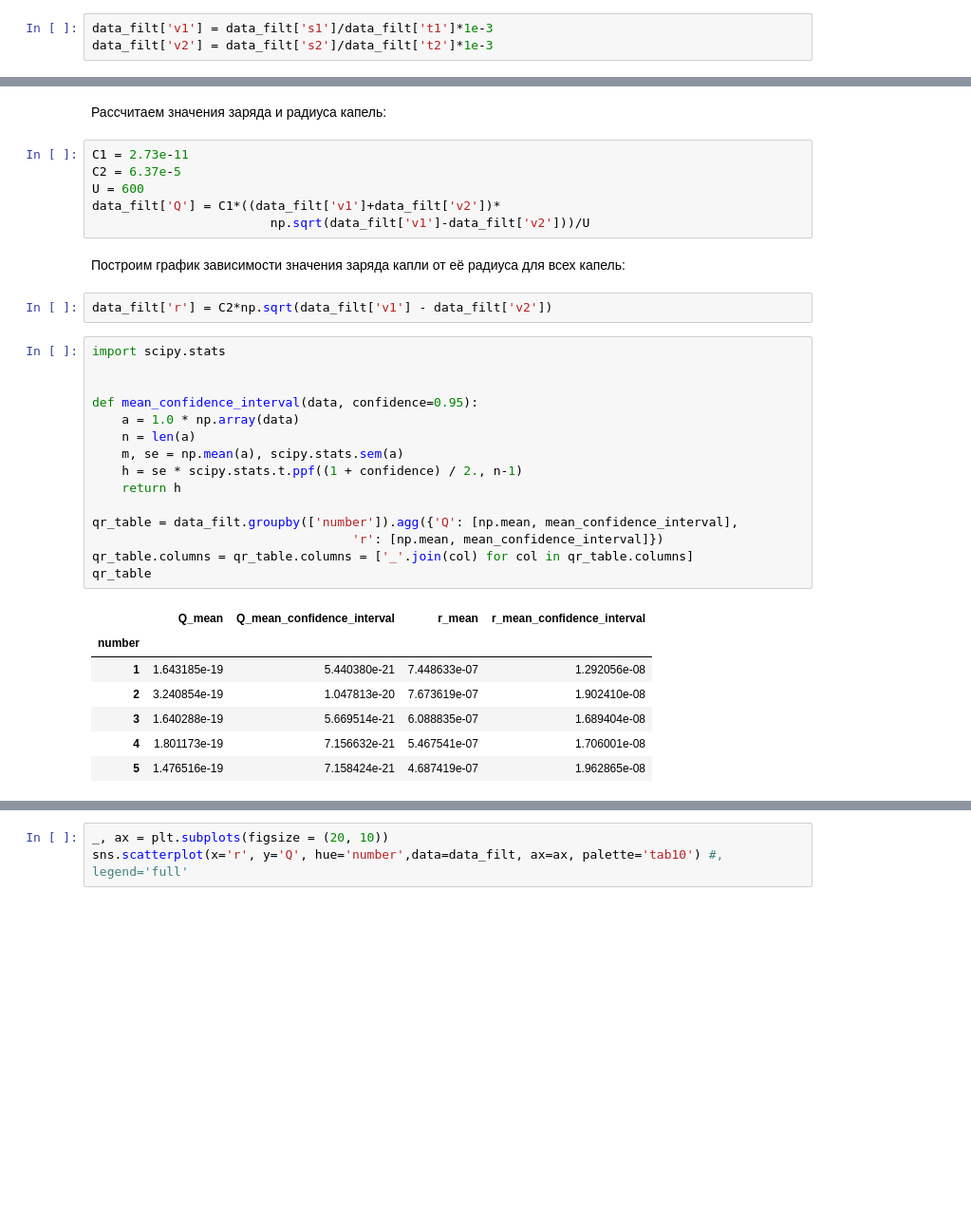
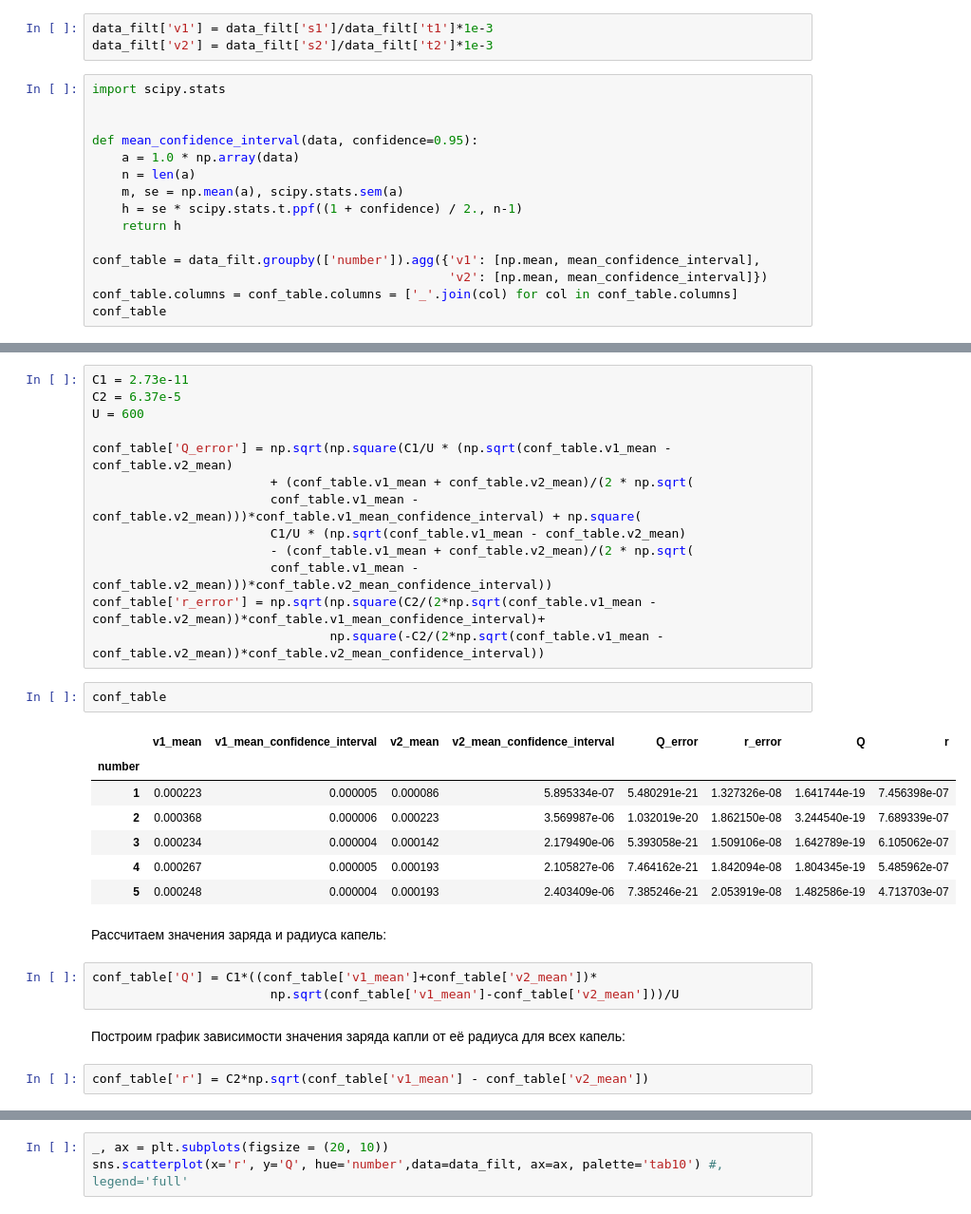
Before and after one commit to BloomBabe/Millikan-s-experience, a Jupyter notebook: notebooks/analyze_v2.ipynb, the cells around one changed output, grey strips where cells are left out. Shown at 95% size. Drawn from its saved outputs; the diff is of its cells as text; blank space fills up the shorter version.

Commit message:
new Q and r errors

```diff
--- a/notebooks/analyze_v2.ipynb
+++ b/notebooks/analyze_v2.ipynb
@@ -218,3 +218,18 @@ for num in numbers:
 # %%
 data_filt['v1'] = data_filt['s1']/data_filt['t1']*1e-3
 data_filt['v2'] = data_filt['s2']/data_filt['t2']*1e-3
+# %%
+import scipy.stats
+
+
+def mean_confidence_interval(data, confidence=0.95):
+    a = 1.0 * np.array(data)
+    n = len(a)
+    m, se = np.mean(a), scipy.stats.sem(a)
+    h = se * scipy.stats.t.ppf((1 + confidence) / 2., n-1)
+    return h
+
+conf_table = data_filt.groupby(['number']).agg({'v1': [np.mean, mean_confidence_interval],
+                                                'v2': [np.mean, mean_confidence_interval]})
+conf_table.columns = conf_table.columns = ['_'.join(col) for col in conf_table.columns]
+conf_table
@@ -221,35 +244,32 @@ data_filt['v2'] = data_filt['s2']/data_filt['t2']*1e-3
+# %%
+C1 = 2.73e-11
+C2 = 6.37e-5
+U = 600
+
+conf_table['Q_error'] = np.sqrt(np.square(C1/U * (np.sqrt(conf_table.v1_mean - conf_table.v2_mean)
+                        + (conf_table.v1_mean + conf_table.v2_mean)/(2 * np.sqrt(
+                        conf_table.v1_mean - conf_table.v2_mean)))*conf_table.v1_mean_confidence_interval) + np.square(
+                        C1/U * (np.sqrt(conf_table.v1_mean - conf_table.v2_mean)
+                        - (conf_table.v1_mean + conf_table.v2_mean)/(2 * np.sqrt(
+                        conf_table.v1_mean - conf_table.v2_mean)))*conf_table.v2_mean_confidence_interval))
+conf_table['r_error'] = np.sqrt(np.square(C2/(2*np.sqrt(conf_table.v1_mean - conf_table.v2_mean))*conf_table.v1_mean_confidence_interval)+
+                                np.square(-C2/(2*np.sqrt(conf_table.v1_mean - conf_table.v2_mean))*conf_table.v2_mean_confidence_interval))
+# %%
+conf_table
+# %% [output]
+|  | v1_mean | v1_mean_confidence_interval | v2_mean | v2_mean_confidence_interval | Q_error | r_error | Q | r |
+| number |  |  |  |  |  |  |  |  |
+| 1 | 0.000223 | 0.000005 | 0.000086 | 5.895334e-07 | 5.480291e-21 | 1.327326e-08 | 1.641744e-19 | 7.456398e-07 |
+| 2 | 0.000368 | 0.000006 | 0.000223 | 3.569987e-06 | 1.032019e-20 | 1.862150e-08 | 3.244540e-19 | 7.689339e-07 |
+| 3 | 0.000234 | 0.000004 | 0.000142 | 2.179490e-06 | 5.393058e-21 | 1.509106e-08 | 1.642789e-19 | 6.105062e-07 |
+| 4 | 0.000267 | 0.000005 | 0.000193 | 2.105827e-06 | 7.464162e-21 | 1.842094e-08 | 1.804345e-19 | 5.485962e-07 |
+| 5 | 0.000248 | 0.000004 | 0.000193 | 2.403409e-06 | 7.385246e-21 | 2.053919e-08 | 1.482586e-19 | 4.713703e-07 |
 # %% [markdown]
 Рассчитаем значения заряда и радиуса капель:
-# %%
-C1 = 2.73e-11
-C2 = 6.37e-5
-U = 600
-data_filt['Q'] = C1*((data_filt['v1']+data_filt['v2'])*
-                        np.sqrt(data_filt['v1']-data_filt['v2']))/U
+# %%
+conf_table['Q'] = C1*((conf_table['v1_mean']+conf_table['v2_mean'])*
+                        np.sqrt(conf_table['v1_mean']-conf_table['v2_mean']))/U
 # %% [markdown]
 Построим график зависимости значения заряда капли от её радиуса для всех капель:
-# %%
-data_filt['r'] = C2*np.sqrt(data_filt['v1'] - data_filt['v2'])
-# %%
-import scipy.stats
-
-
-def mean_confidence_interval(data, confidence=0.95):
-    a = 1.0 * np.array(data)
-    n = len(a)
-    m, se = np.mean(a), scipy.stats.sem(a)
-    h = se * scipy.stats.t.ppf((1 + confidence) / 2., n-1)
-    return h
-
-qr_table = data_filt.groupby(['number']).agg({'Q': [np.mean, mean_confidence_interval],
-                                   'r': [np.mean, mean_confidence_interval]})
-qr_table.columns = qr_table.columns = ['_'.join(col) for col in qr_table.columns]
-qr_table
-# %% [output]
-|  | Q_mean | Q_mean_confidence_interval | r_mean | r_mean_confidence_interval |
-| number |  |  |  |  |
-| 1 | 1.643185e-19 | 5.440380e-21 | 7.448633e-07 | 1.292056e-08 |
-| 2 | 3.240854e-19 | 1.047813e-20 | 7.673619e-07 | 1.902410e-08 |
-| 3 | 1.640288e-19 | 5.669514e-21 | 6.088835e-07 | 1.689404e-08 |
-| 4 | 1.801173e-19 | 7.156632e-21 | 5.467541e-07 | 1.706001e-08 |
-| 5 | 1.476516e-19 | 7.158424e-21 | 4.687419e-07 | 1.962865e-08 |
+# %%
+conf_table['r'] = C2*np.sqrt(conf_table['v1_mean'] - conf_table['v2_mean'])
```
Also changed, not shown: parts of 5 cells of this notebook.
